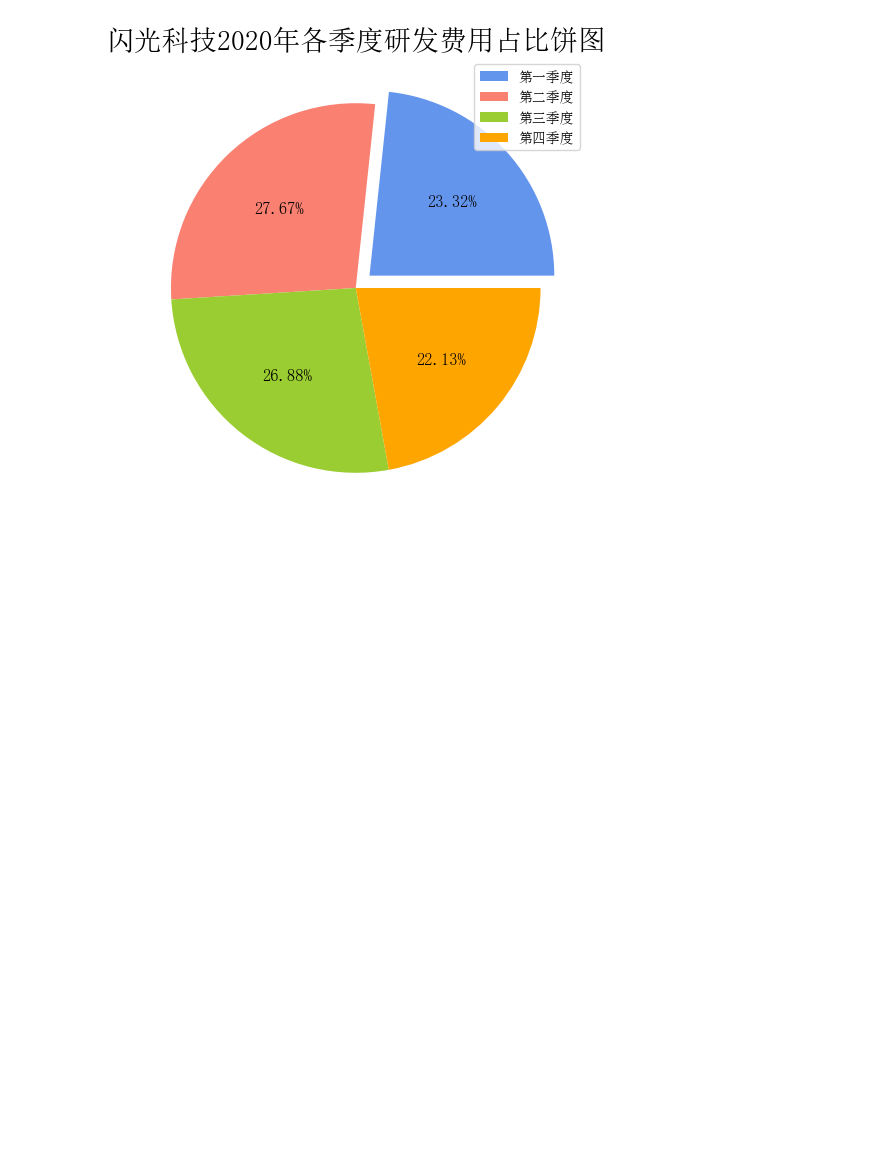
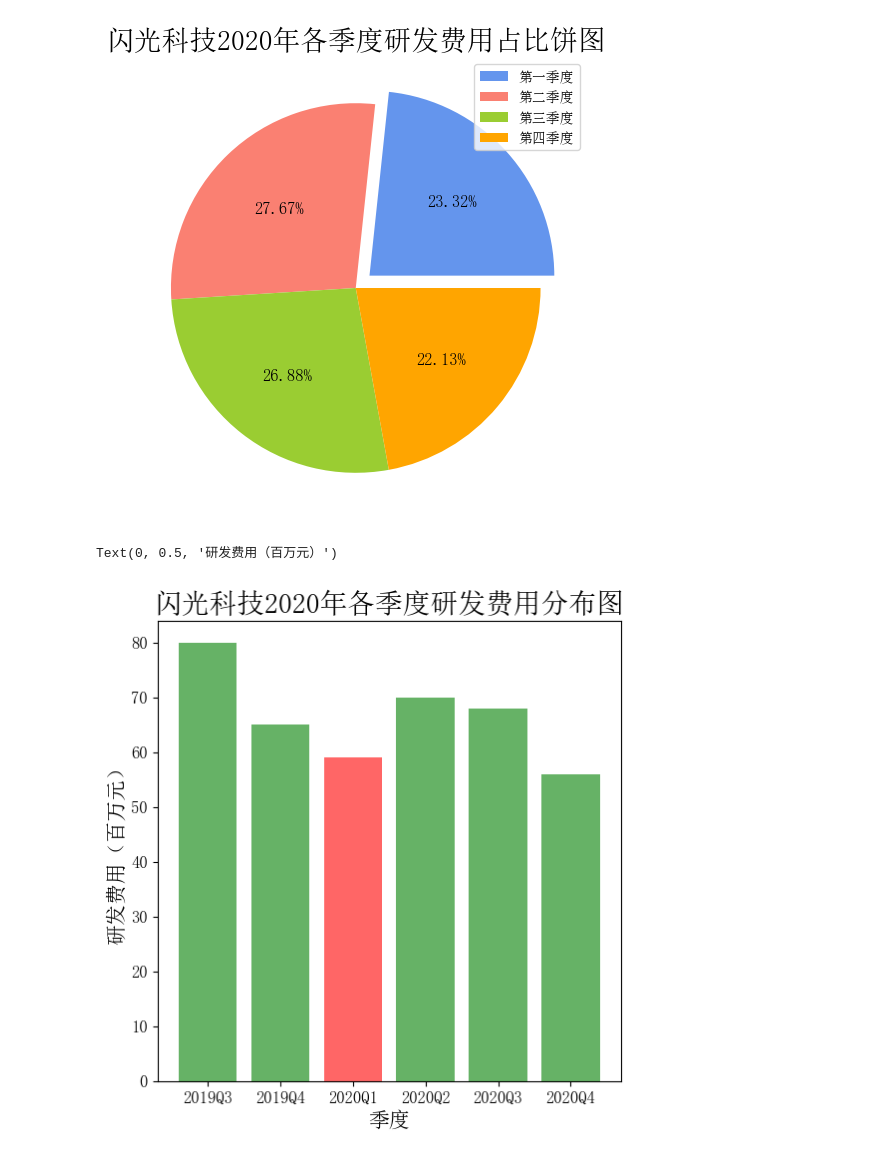
Before and after one commit to Acbee3/Python_learner, a Jupyter notebook: 数据分析/matplotlib.ipynb, the cells around one changed output. Cells and saved outputs as stored; diff of their text form; code cells hidden in the pictures; blank space fills up the shorter version.

```diff
--- a/数据分析/matplotlib.ipynb
+++ b/数据分析/matplotlib.ipynb
@@ -88,3 +88,22 @@ plt.legend(['第一季度', '第二季度', '第三季度', '第四季度'])
 # %% [output]
 <matplotlib.legend.Legend at 0x...>
 [figure]
+# %%
+# 生成画布，并设置画布的大小
+plt.figure(figsize=(6, 6))
+# 设置 x/y 的坐标值
+x = pd.Series(['2019Q3', '2019Q4', '2020Q1', '2020Q2', '2020Q3', '2020Q4'])
+y = pd.Series([80, 65, 59, 70, 68, 56])
+# 绘制柱状图
+plt.bar(x, height=y, color=['g', 'g', 'r', 'g'], alpha=0.6)
+# 设置图表标题名及字体大小
+plt.title('闪光科技2020年各季度研发费用分布图', fontsize=20)
+# 设置坐标轴的刻度字体大小
+plt.xticks(fontsize=12)
+plt.yticks(fontsize=12)
+# 设置坐标轴的标题名及字体大小
+plt.xlabel("季度", fontsize=15)
+plt.ylabel("研发费用（百万元）", fontsize=15)
+# %% [output]
+Text(0, 0.5, '研发费用（百万元）')
+[figure, added]
```
Also changed, not shown: 7 other files.
